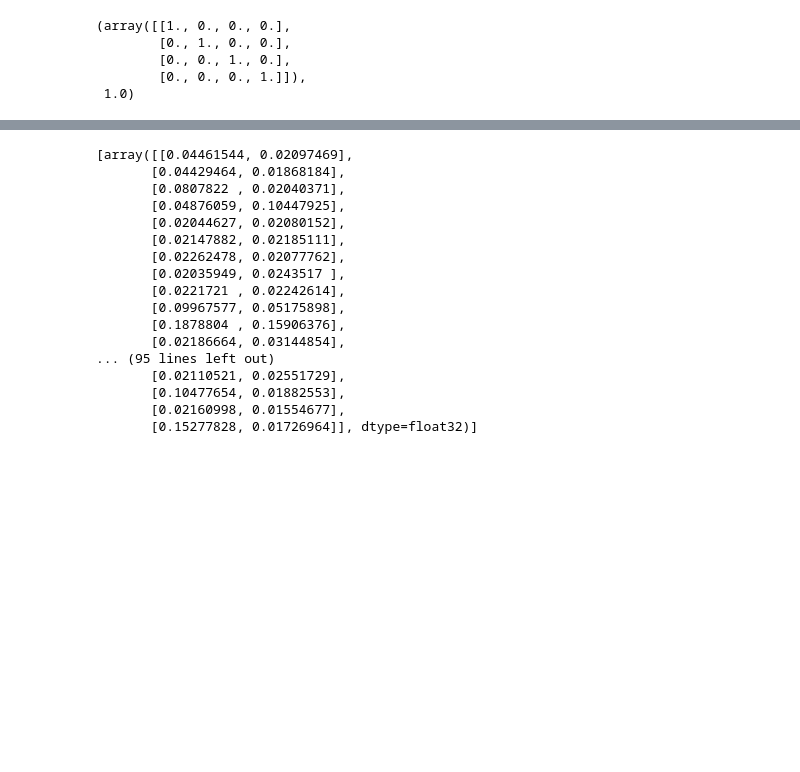
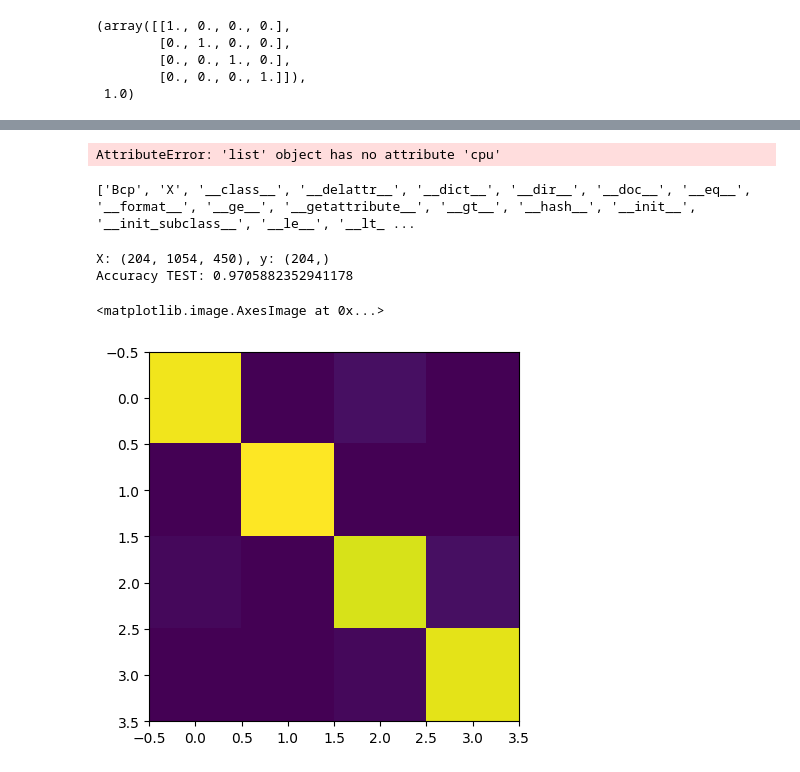
Before and after one commit to kimerein/tensor_regression, a Jupyter notebook: demo_tensorRegression_forKim.ipynb, the cells around one changed output, grey strips where cells are left out. Cells and saved outputs as stored; diff of their text form; code cells hidden in the pictures; blank space fills up the shorter version.

Commit message:
fixed bug when loading in pickled cpmlr

```diff
--- a/demo_tensorRegression_forKim.ipynb
+++ b/demo_tensorRegression_forKim.ipynb
@@ -295,8 +301,37 @@ for ii, val in enumerate(Bcp_final):
+# %%
+cpmlr.Bcp.cpu()
+# %% [output]
+AttributeError: 'list' object has no attribute 'cpu'
 # %%
-labels = scipy.io.loadmat('C:/Users/sabatini/Documents/currtens2/allLabels.mat', simplify_cells=True)['allLabels']
-tensor = scipy.io.loadmat('C:/Users/sabatini/Documents/currtens2/tensor.mat', simplify_cells=True)['tensor']
-timepoints = scipy.io.loadmat('C:/Users/sabatini/Documents/currtens2/timepoints_for_tensor.mat', simplify_cells=True)['timepoints_for_tensor']
+labels = scipy.io.loadmat('C:/Users/sabatini/Documents/currtens BEST SO FAR/allLabels.mat', simplify_cells=True)['allLabels']
+tensor = scipy.io.loadmat('C:/Users/sabatini/Documents/currtens BEST SO FAR/tensor.mat', simplify_cells=True)['tensor']
+timepoints = scipy.io.loadmat('C:/Users/sabatini/Documents/currtens BEST SO FAR/timepoints_for_tensor.mat', simplify_cells=True)['timepoints_for_tensor']
+# Load file_path
+file_path = r'C:\Users\sabatini\Documents\currtens BEST SO FAR\cpmlr.pkl'
+import pickle
+with open(file_path, 'rb') as f:
+    cpmlr = pickle.load(f)
+
 Bcp_before = cpmlr.return_self()
+
+print(dir(cpmlr))
+#print(cpmlr.X)
+
+#cpmlr2 = mtr.CP_logistic_regression(
+#        cpmlr.X.cpu(),
+#        cpmlr.y.cpu(),
+#        rank=cpmlr.rank,
+#        non_negative=cpmlr.non_negative,
+#        weights=cpmlr.weights.cpu(),
+#        Bcp_init=[bcp.cpu() for bcp in cpmlr.Bcp],
+#        Bcp_init_scale=0.625,
+#        device='cpu',
+#        softplus_kwargs={
+#            'beta': 50,
+#            'threshold':1
+#        }
+#    )
+
 # Show Bcp_before
 #print(Bcp_before)
 # Make Bcp_before a tensor
@@ -307,23 +342,31 @@ Bcp_before = cpmlr.return_self()
 # Make Bcp_forinit an iterable of the tensors Bcp_before
 #Bcp_forinit = [Bcp_before]
 # %% [output]
-[array([[0.04461544, 0.02097469],
-       [0.04429464, 0.01868184],
-       [0.0807822 , 0.02040371],
-       [0.04876059, 0.10447925],
-       [0.02044627, 0.02080152],
-       [0.02147882, 0.02185111],
-       [0.02262478, 0.02077762],
-       [0.02035949, 0.0243517 ],
-       [0.0221721 , 0.02242614],
-       [0.09967577, 0.05175898],
-       [0.1878804 , 0.15906376],
-       [0.02186664, 0.03144854],
-... (95 lines left out)
-       [0.02110521, 0.02551729],
-       [0.10477654, 0.01882553],
-       [0.02160998, 0.01554677],
-       [0.15277828, 0.01726964]], dtype=float32)]
+['Bcp', 'X', '__class__', '__delattr__', '__dict__', '__dir__', '__doc__', '__eq__', '__format__', '__ge__', '__getattribute__', '__gt__', '__hash__', '__init__', '__init_subclass__', '__le__', '__lt_ ...
+# %%
+X = np.array(np.nan_to_num(tensor).transpose((2,0,1)), dtype=np.float32)
+y = np.array(labels, dtype=np.int64)
+print(f'X: {X.shape}, y: {y.shape}')
+
+#X_train, X_test, y_train, y_test = sklearn.model_selection.train_test_split(X, y, test_size=0.5, shuffle=True, stratify=y)
+
+logit, pred = cpmlr.predict(X=torch.as_tensor(X), y_true=torch.as_tensor(y))
+
+cm = mtr.confusion_matrix(pred, y)
+acc = np.sum(np.diag(cm))/np.sum(cm)
+
+print(f'Accuracy TEST: {acc}')
+
+plt.figure()
+plt.imshow(cm)
+
+#print(logit)
+#print(logit.sum(axis=1))
+# %% [output]
+X: (204, 1054, 450), y: (204,)
+Accuracy TEST: 0.9705882352941178
+<matplotlib.image.AxesImage at 0x...>
+[figure, added]
 # %%
 #old_cpmlr=[cpmlr]
 
```
Also changed, not shown: parts of 17 cells of this notebook, 1 other file.
